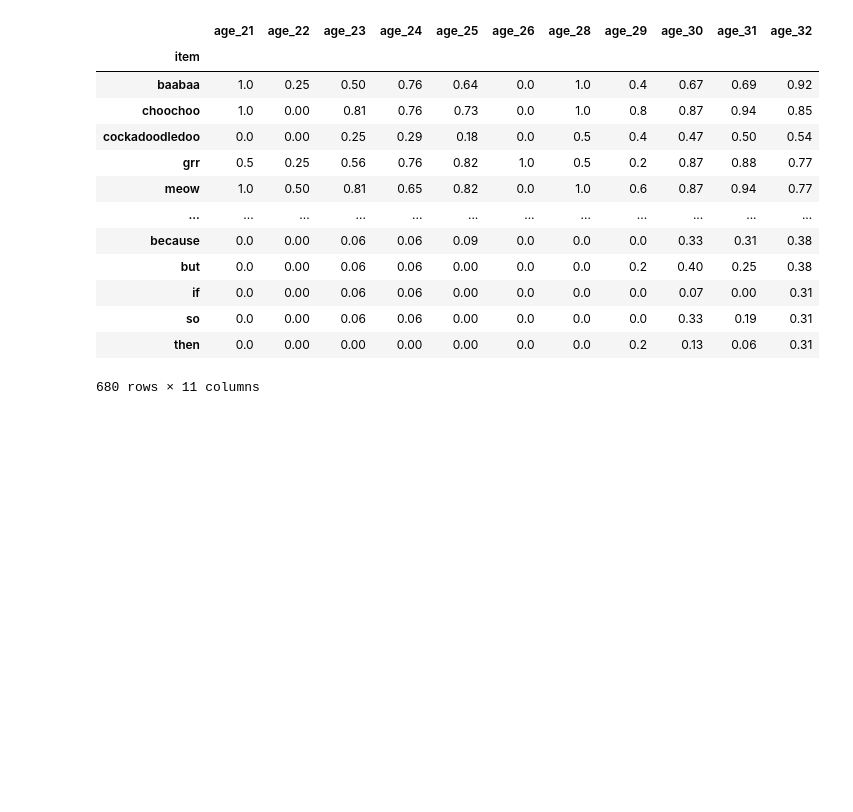
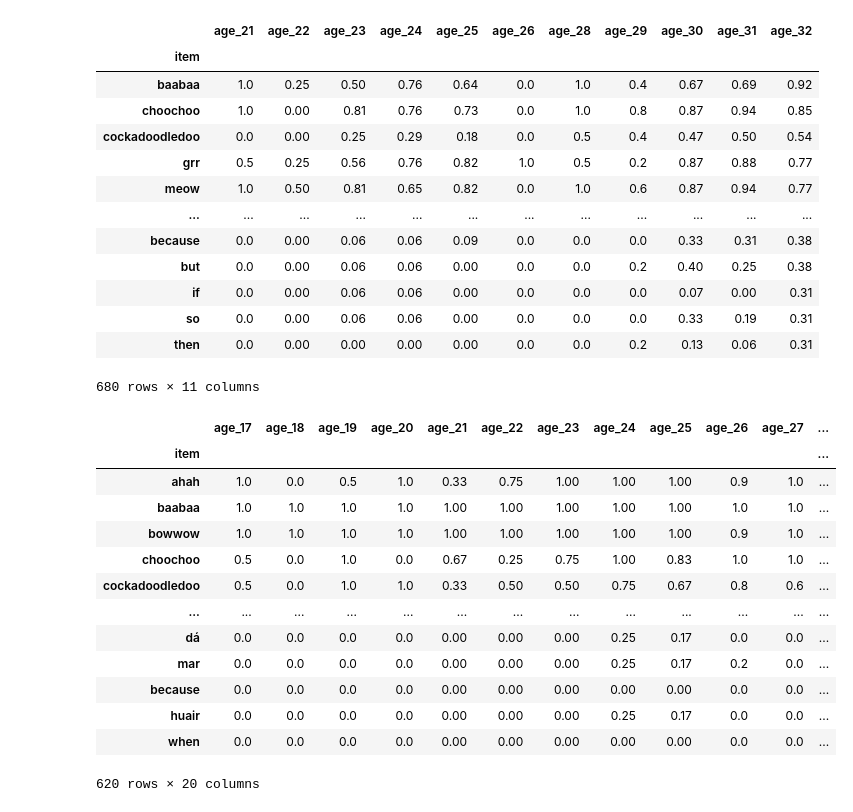
Before and after one commit to ningkko/Bilingualism_ChildASR, a Jupyter notebook: biling_data/by_word_anaysis.ipynb, the cells around one changed output. Cells and saved outputs as stored; diff of their text form; code cells hidden in the pictures; blank space fills up the shorter version.

```diff
--- a/biling_data/by_word_anaysis.ipynb
+++ b/biling_data/by_word_anaysis.ipynb
@@ -151,0 +162,17 @@ french
+# %%
+irish
+# %% [output]
+|  | age_17 | age_18 | age_19 | age_20 | age_21 | age_22 | age_23 | age_24 | age_25 | age_26 | age_27 | ... |
+| item |  |  |  |  |  |  |  |  |  |  |  | ... |
+| ahah | 1.0 | 0.0 | 0.5 | 1.0 | 0.33 | 0.75 | 1.00 | 1.00 | 1.00 | 0.9 | 1.0 | ... |
+| baabaa | 1.0 | 1.0 | 1.0 | 1.0 | 1.00 | 1.00 | 1.00 | 1.00 | 1.00 | 1.0 | 1.0 | ... |
+| bowwow | 1.0 | 1.0 | 1.0 | 1.0 | 1.00 | 1.00 | 1.00 | 1.00 | 1.00 | 0.9 | 1.0 | ... |
+| choochoo | 0.5 | 0.0 | 1.0 | 0.0 | 0.67 | 0.25 | 0.75 | 1.00 | 0.83 | 1.0 | 1.0 | ... |
+| cockadoodledoo | 0.5 | 0.0 | 1.0 | 1.0 | 0.33 | 0.50 | 0.50 | 0.75 | 0.67 | 0.8 | 0.6 | ... |
+| ... | ... | ... | ... | ... | ... | ... | ... | ... | ... | ... | ... | ... |
+| dá | 0.0 | 0.0 | 0.0 | 0.0 | 0.00 | 0.00 | 0.00 | 0.25 | 0.17 | 0.0 | 0.0 | ... |
+| mar | 0.0 | 0.0 | 0.0 | 0.0 | 0.00 | 0.00 | 0.00 | 0.25 | 0.17 | 0.2 | 0.0 | ... |
+| because | 0.0 | 0.0 | 0.0 | 0.0 | 0.00 | 0.00 | 0.00 | 0.00 | 0.00 | 0.0 | 0.0 | ... |
+| huair | 0.0 | 0.0 | 0.0 | 0.0 | 0.00 | 0.00 | 0.00 | 0.25 | 0.17 | 0.0 | 0.0 | ... |
+| when | 0.0 | 0.0 | 0.0 | 0.0 | 0.00 | 0.00 | 0.00 | 0.00 | 0.00 | 0.0 | 0.0 | ... |
+620 rows × 20 columns
```
Also changed, not shown: parts of 17 cells of this notebook, 4 other files.
